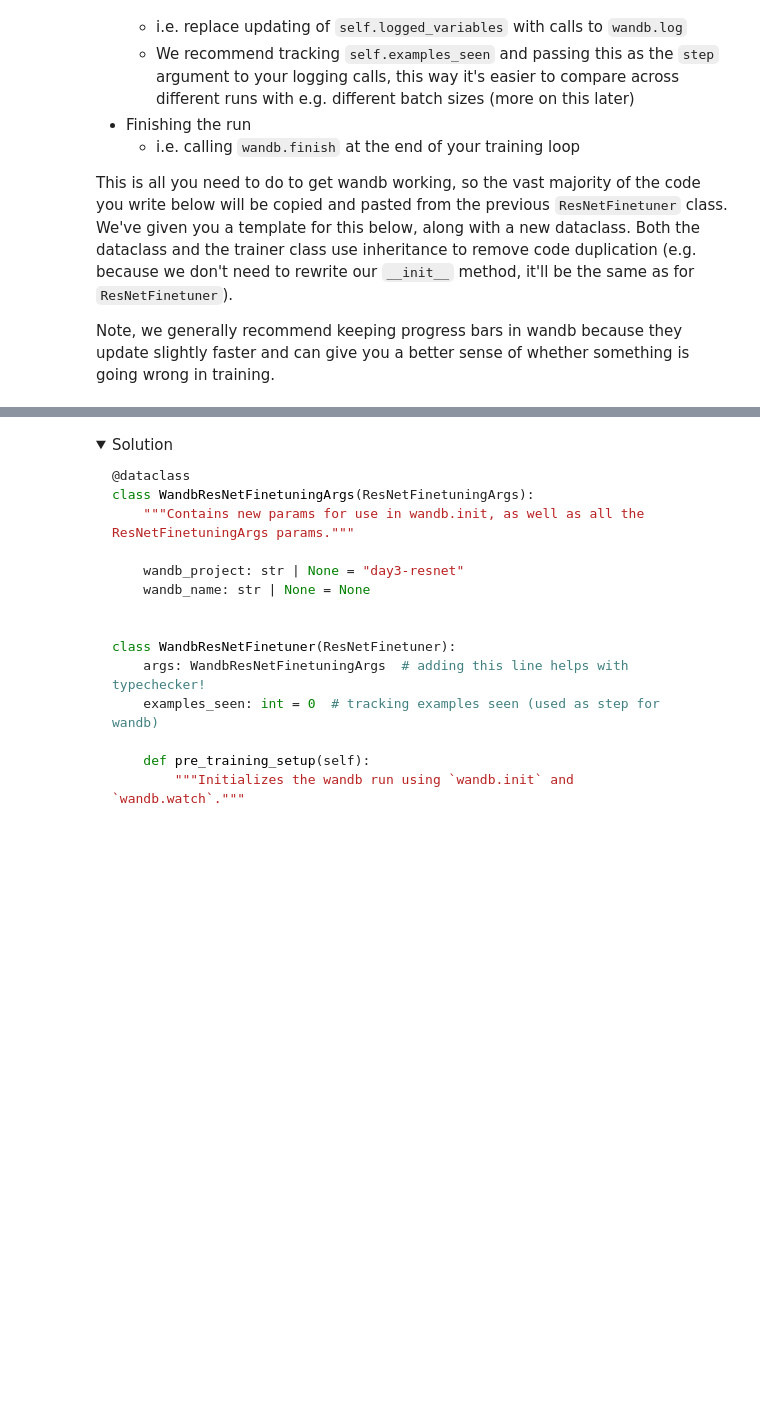
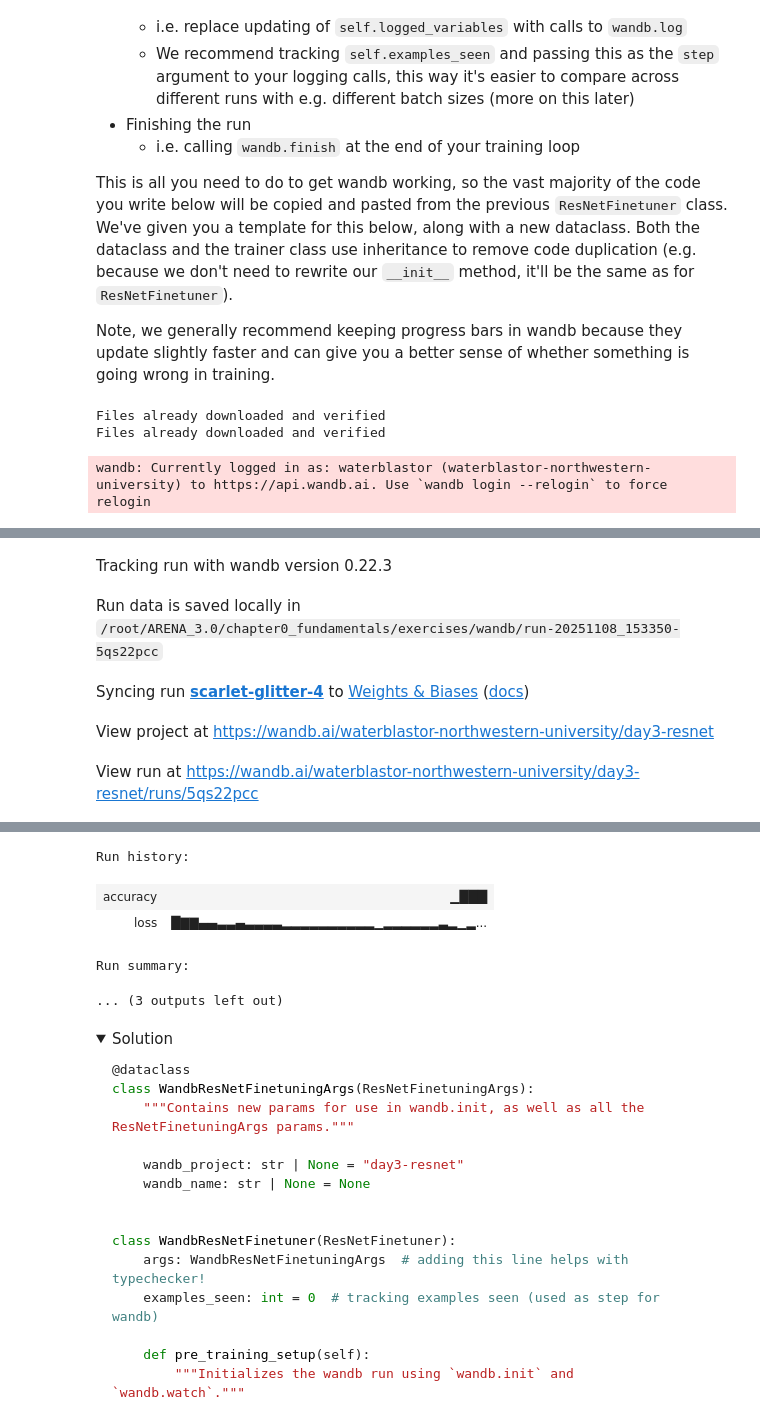
Before and after one commit to wat3rblastor/ARENA_3.0, a Jupyter notebook: chapter0_fundamentals/exercises/part3_optimization/0.3_Optimization_exercises.ipynb, the cells around one changed output, grey strips where cells are left out. Drawn from its saved outputs; the diff is of its cells as text; code cells hidden in the pictures; folded sections open; blank space fills up the shorter version.

Commit message:
weights and biases

```diff
--- a/chapter0_fundamentals/exercises/part3_optimization/0.3_Optimization_exercises.ipynb
+++ b/chapter0_fundamentals/exercises/part3_optimization/0.3_Optimization_exercises.ipynb
@@ -1630,8 +1637,8 @@ class WandbResNetFinetuner(ResNetFinetuner):
     def pre_training_setup(self):
         """Initializes the wandb run using `wandb.init` and `wandb.watch`."""
         super().pre_training_setup()
-        wandb.init(self.args.wandb_project, self.args.wandb_name, self.args)
-        wandb.watch(self.model,)
+        wandb.init(project=self.args.wandb_project, name=self.args.wandb_name, config=self.args)
+        wandb.watch(self.model.out_layers[-1], log='all', log_freq=50)
 
     def training_step(
         self,
@@ -1639,19 +1646,61 @@ class WandbResNetFinetuner(ResNetFinetuner):
         labels: Int[Tensor, "batch"],
     ) -> Float[Tensor, ""]:
         """Equivalent to ResNetFinetuner.training_step, but logging the loss to wandb."""
+        imgs, labels = imgs.to(device), labels.to(device)
+
+        logits = self.model(imgs)
+        loss = F.cross_entropy(logits, labels)
+        loss.backward()
+        self.optimizer.step()
+        self.optimizer.zero_grad()
+
+        self.examples_seen += imgs.shape[0]
+        wandb.log(data={"loss": loss.item()}, step=self.examples_seen)
+        return loss
 
 
     @t.inference_mode()
     def evaluate(self) -> float:
         """Equivalent to ResNetFinetuner.evaluate, but logging the accuracy to wandb."""
-        raise NotImplementedError()
+        self.model.eval()
+        total_correct, total_samples = 0, 0
+
+        for imgs, labels in tqdm(self.test_loader, desc="Evaluating"):
+            imgs, labels = imgs.to(device), labels.to(device)
+            logits = self.model(imgs)
+            total_correct += (logits.argmax(dim=1) == labels).sum().item()
+            total_samples += len(imgs)
+
+        accuracy = total_correct / total_samples
+        wandb.log(data={"accuracy": accuracy}, step=self.examples_seen)
+        return accuracy
 
     def train(self) -> None:
         """Equivalent to ResNetFinetuner.train, but with wandb integration."""
         self.pre_training_setup()
-        raise NotImplementedError()
+
+        accuracy = self.evaluate()
+
+        for epoch in range(self.args.epochs):
+            self.model.train()
+
+            pbar = tqdm(self.train_loader, desc="Training")
+            for imgs, labels in pbar:
+                loss = self.training_step(imgs, labels)
+                pbar.set_postfix(loss=f"{loss:.3f}", ex_seen=f"{self.examples_seen:06}")
+
+            accuracy = self.evaluate()
+            pbar.set_postfix(
+                loss=f"{loss:.3f}", accuracy=f"{accuracy:.2f}", ex_seen=f"{self.examples_seen:06}"
+            )
+
+        wandb.finish()
 
 
 args = WandbResNetFinetuningArgs()
 trainer = WandbResNetFinetuner(args)
 trainer.train()
+# %% [output]
+Files already downloaded and verified
+Files already downloaded and verified
+wandb: Currently logged in as: waterblastor (waterblastor-northwestern-university) to https://api.wandb.ai. Use `wandb login --relogin` to force relogin
@@ -1657,0 +1708,5 @@ trainer.train()
+Tracking run with wandb version 0.22.3
+Run data is saved locally in /root/ARENA_3.0/chapter0_fundamentals/exercises/wandb/run-20251108_153350-5qs22pcc
+Syncing run scarlet-glitter-4 to Weights & Biases (docs)
+View project at https://wandb.ai/waterblastor-northwestern-university/day3-resnet
+View run at https://wandb.ai/waterblastor-northwestern-university/day3-resnet/runs/5qs22pcc
@@ -1658,3 +1714,8 @@ trainer.train()
+Run history:
+| accuracy | ▁███ |
+| loss | █▇▇▄▄▃▃▄▃▃▃▃▂▂▂▂▂▂▂▂▂▂▁▂▂▂▂▂▂▃▂▁▂... |
+Run summary:
+... (3 outputs left out)
 # %% [markdown]
 <details><summary>Solution</summary>
 
```
Also changed, not shown: parts of 8 cells of this notebook.
